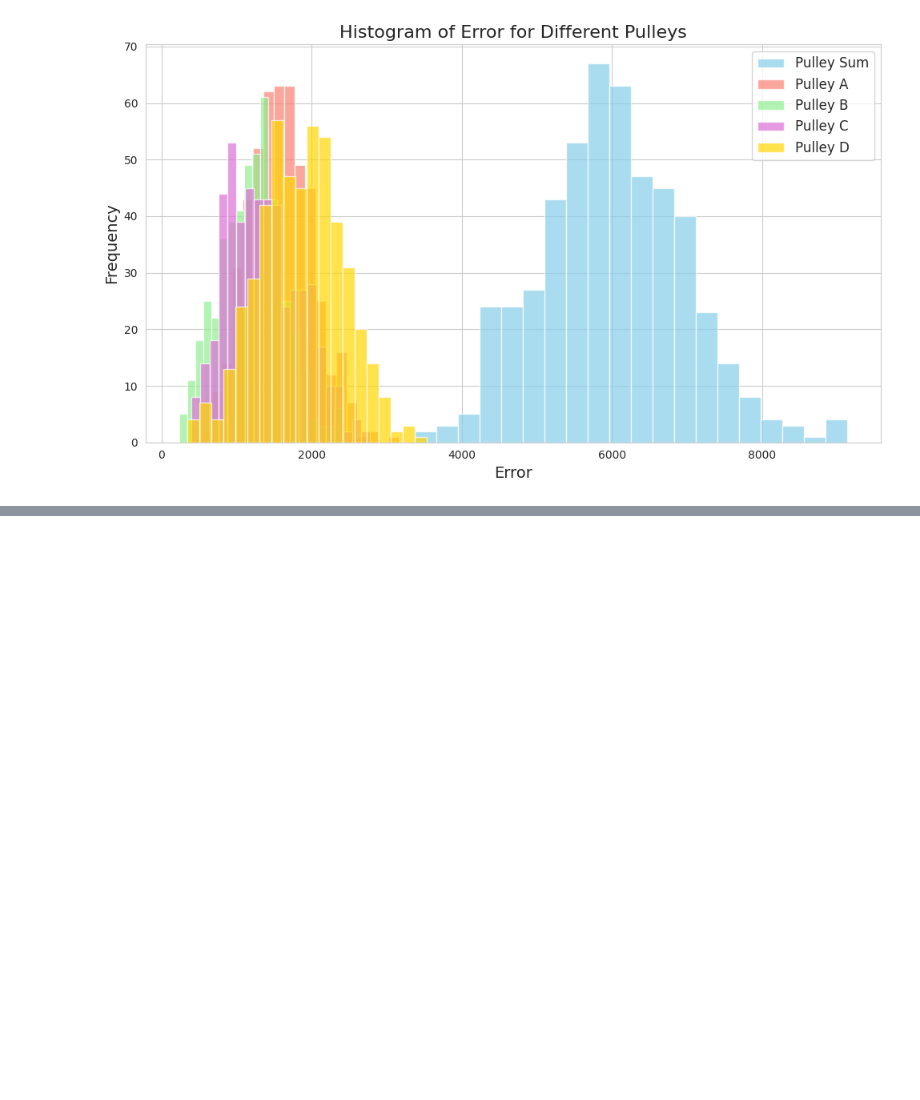
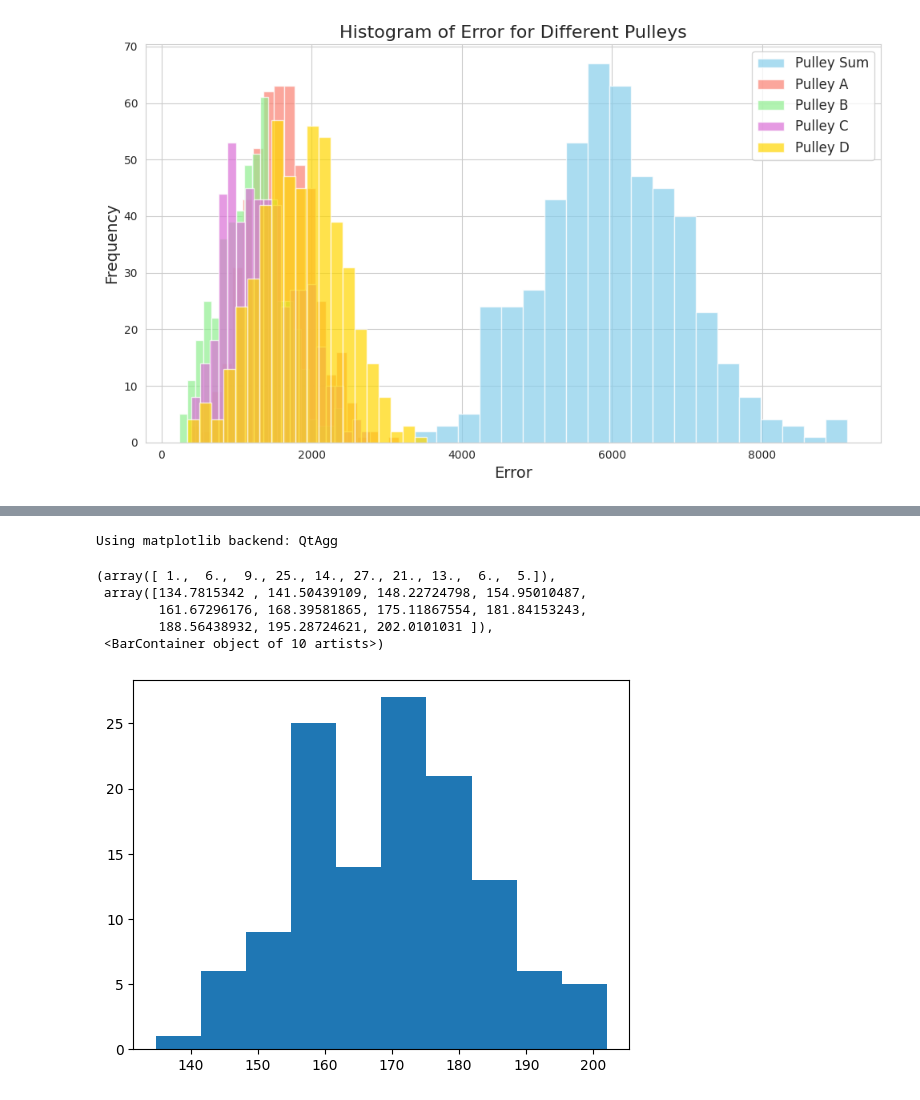
Before and after one commit to MohammadrezaDindarloo/ARASFactorSLAC, a Jupyter notebook: ArasFactor_long_cable_realdata_force_sensor_base/scampi_factor_graph/result/calibration_analysing.ipynb, the cells around one changed output, grey strips where cells are left out. Saved outputs shown, nothing was run; the diff lists cells and outputs as text; code cells hidden in the pictures; blank space fills up the shorter version.

Commit message:
large cable result collected

```diff
--- a/ArasFactor_long_cable_realdata_force_sensor_base/scampi_factor_graph/result/calibration_analysing.ipynb
+++ b/ArasFactor_long_cable_realdata_force_sensor_base/scampi_factor_graph/result/calibration_analysing.ipynb
@@ -214,0 +262,63 @@ plt.show()
+# %%
+%matplotlib
+def plot_3d_points(original_points, neighbor_points, color='blue'):
+  """
+  Plots points in 3D space with their specified neighbors.
+
+  Args:
+      original_points: A list of lists, where each inner list represents a point (x, y, z).
+      neighbor_points: A list of lists, where each inner list represents a neighbor point (x, y, z).
+      color: The color for the points (default: 'blue').
+  """
+
+  fig = plt.figure(figsize=(8, 6))
+  ax = fig.add_subplot(111, projection='3d')
+
+  # Plot original points
+  x_original, y_original, z_original = zip(*original_points)
+  ax.scatter(x_original, y_original, z_original, c=color, marker='o',alpha=1, label='Original Points')
+
+  # Plot neighbor points
+  x_neighbor, y_neighbor, z_neighbor = zip(*neighbor_points)
+  ax.scatter(x_neighbor, y_neighbor, z_neighbor, c='red', marker='s',alpha=1, label='Neighbor Points')
+
+  # Set labels and title
+  ax.set_xlabel('X(m)')
+  ax.set_ylabel('Y(m)')
+  ax.set_zlabel('Z(m)')
+  ax.set_title('3D Points with Neighbors')
+  ax.legend()
+
+  plt.show()
+
+# Example usage
+pulley_attach_point_1 = [-125.0, -110.0, 48.0]
+pulley_attach_point_2 = [125.0, -110.0, 48.0]
+pulley_attach_point_3 = [125.0,  110.0, 48.0]
+pulley_attach_point_4 = [-125.0,  110.0, 48.0]
+
+original_points = [pulley_attach_point_1, pulley_attach_point_2, pulley_attach_point_3, pulley_attach_point_4]
+neighbor_points = [[-124.824, -109.847,  47.9208], [124.859, -109.867,  47.9092], [125.079,   110.06,  47.9763], [-124.956,  109.966,  47.9474]]  # Specific neighbor coordinates
+
+plot_3d_points(original_points, neighbor_points)
+# %% [output]
+Using matplotlib backend: QtAgg
+# %%
+rows = []
+with open(direc + "/../dataset/lc_meas_cpp_test.csv", 'r') as file:
+    csvreader = csv.reader(file)
+    for row in csvreader:
+        rows.append(row)
+cable_a = [float(row[0]) for row in rows]
+cable_b = [float(row[1]) for row in rows]
+cable_c = [float(row[2]) for row in rows]
+cable_d = [float(row[3]) for row in rows]
+
+plt.hist(cable_d)
+# %% [output]
+(array([ 1.,  6.,  9., 25., 14., 27., 21., 13.,  6.,  5.]),
+ array([134.7815342 , 141.50439109, 148.22724798, 154.95010487,
+        161.67296176, 168.39581865, 175.11867554, 181.84153243,
+        188.56438932, 195.28724621, 202.0101031 ]),
+ <BarContainer object of 10 artists>)
+[figure, added]
```
Also changed, not shown: parts of 3 cells of this notebook, 16 other files.
